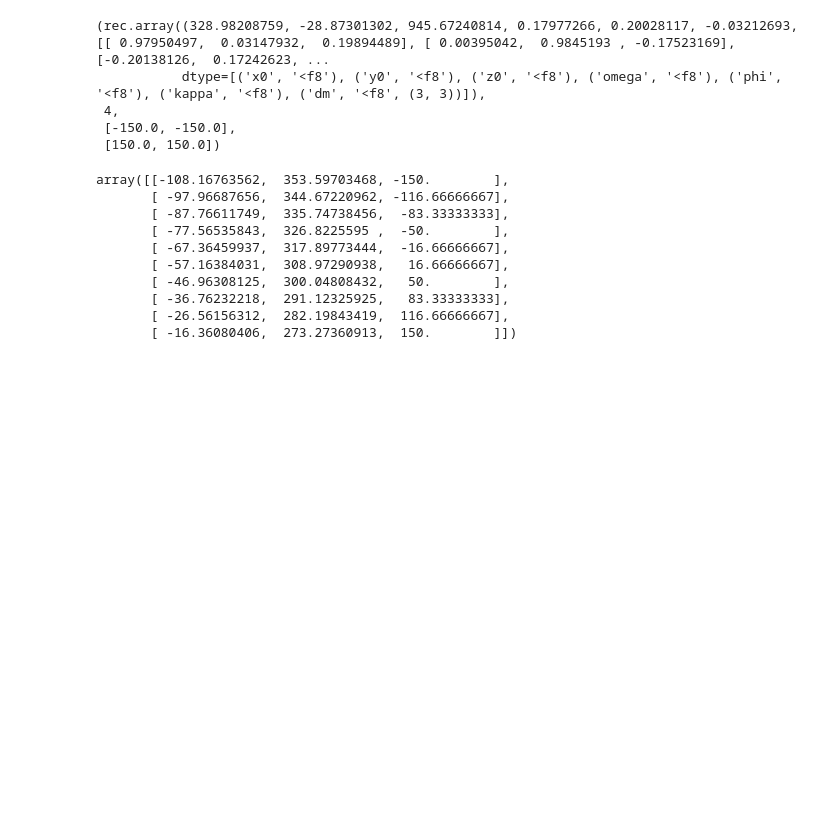
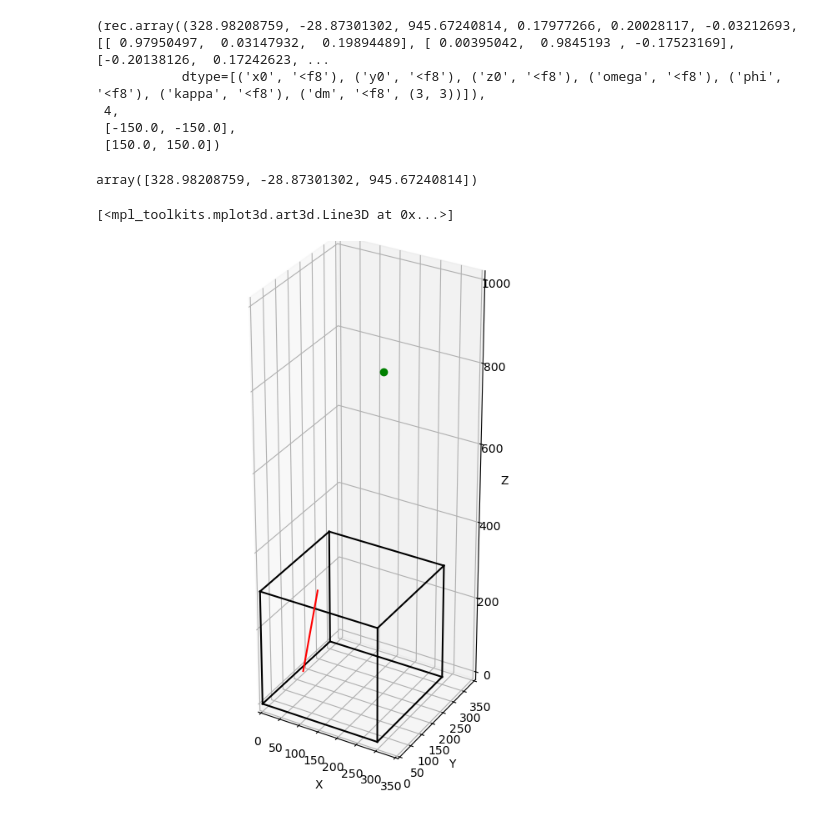
Before and after one commit to OpenPTV/proPTV_OpenPTV_MyPTV_comparison, a Jupyter notebook: OpenPTV_LineOfSight/openptv_lineofsight.ipynb, the cells around one changed output. Cells and saved outputs as stored; diff of their text form; code cells hidden in the pictures; blank space fills up the shorter version.

Commit message:
plot 3d curve

```diff
--- a/OpenPTV_LineOfSight/openptv_lineofsight.ipynb
+++ b/OpenPTV_LineOfSight/openptv_lineofsight.ipynb
@@ -96,21 +97,34 @@ calibration.ext_par, control_parameters.num_cams, volume_parameters.z_min_lay, v
  [-150.0, -150.0],
  [150.0, 150.0])
 # %%
-epipolar_curve_in_3D(
+curve_3D = epipolar_curve_in_3D(
     image_point=np.array([0,0]),
     origin_cam = calibration,
     num_points = 10,
     cparam = control_parameters,
     vparam = volume_parameters,
 )
-# %% [output]
-array([[-108.16763562,  353.59703468, -150.        ],
-       [ -97.96687656,  344.67220962, -116.66666667],
-       [ -87.76611749,  335.74738456,  -83.33333333],
-       [ -77.56535843,  326.8225595 ,  -50.        ],
-       [ -67.36459937,  317.89773444,  -16.66666667],
-       [ -57.16384031,  308.97290938,   16.66666667],
-       [ -46.96308125,  300.04808432,   50.        ],
-       [ -36.76232218,  291.12325925,   83.33333333],
-       [ -26.56156312,  282.19843419,  116.66666667],
-       [ -16.36080406,  273.27360913,  150.        ]])
+# %%
+cam_position = calibration.get_pos()
+# %%
+cam_position
+# %% [output]
+array([328.98208759, -28.87301302, 945.67240814])
+# %%
+# plot line of sight
+axis = plt.figure(figsize=(10,8)).add_subplot(projection='3d')
+axis.set_xlabel('X'), axis.set_ylabel('Y'), axis.set_zlabel('Z')
+axis.set_xlim(0,350), axis.set_ylim(0,350), axis.set_zlim(0,1000)
+axis.set_aspect('equal')
+
+axis.plot([0,300],[0,0],[0,0],c='black'), axis.plot([0,0],[0,300],[0,0],c='black'), axis.plot([0,0],[0,0],[0,300],c='black')
+axis.plot([300,300],[0,300],[0,0],c='black'), axis.plot([300,300],[0,0],[0,300],c='black'), axis.plot([0,300],[300,300],[0,0],c='black')
+axis.plot([0,0],[300,300],[0,300],c='black'), axis.plot([0,300],[0,0],[300,300],c='black'), axis.plot([0,0],[0,300],[300,300],c='black')
+axis.plot([300,300],[300,300],[0,300],c='black'), axis.plot([300,300],[0,300],[300,300],c='black'), axis.plot([0,300],[300,300],[300,300],c='black')
+# for lof in LOF:
+#     plt.plot( [lof[0,0],lof[0,0]+mu*lof[1,0]] , [lof[0,1],lof[0,1]+mu*lof[1,1]] , [lof[0,2],lof[0,2]+mu*lof[1,2]] ,'-',c='red')
+plt.plot(cam_position[0],cam_position[1],cam_position[2],'o',c='green')
+plt.plot(curve_3D[:,0],curve_3D[:,1],curve_3D[:,2],'-',c='red')
+# %% [output]
+[<mpl_toolkits.mplot3d.art3d.Line3D at 0x...>]
+[figure, added]
```
Also changed, not shown: parts of 1 cell of this notebook.
